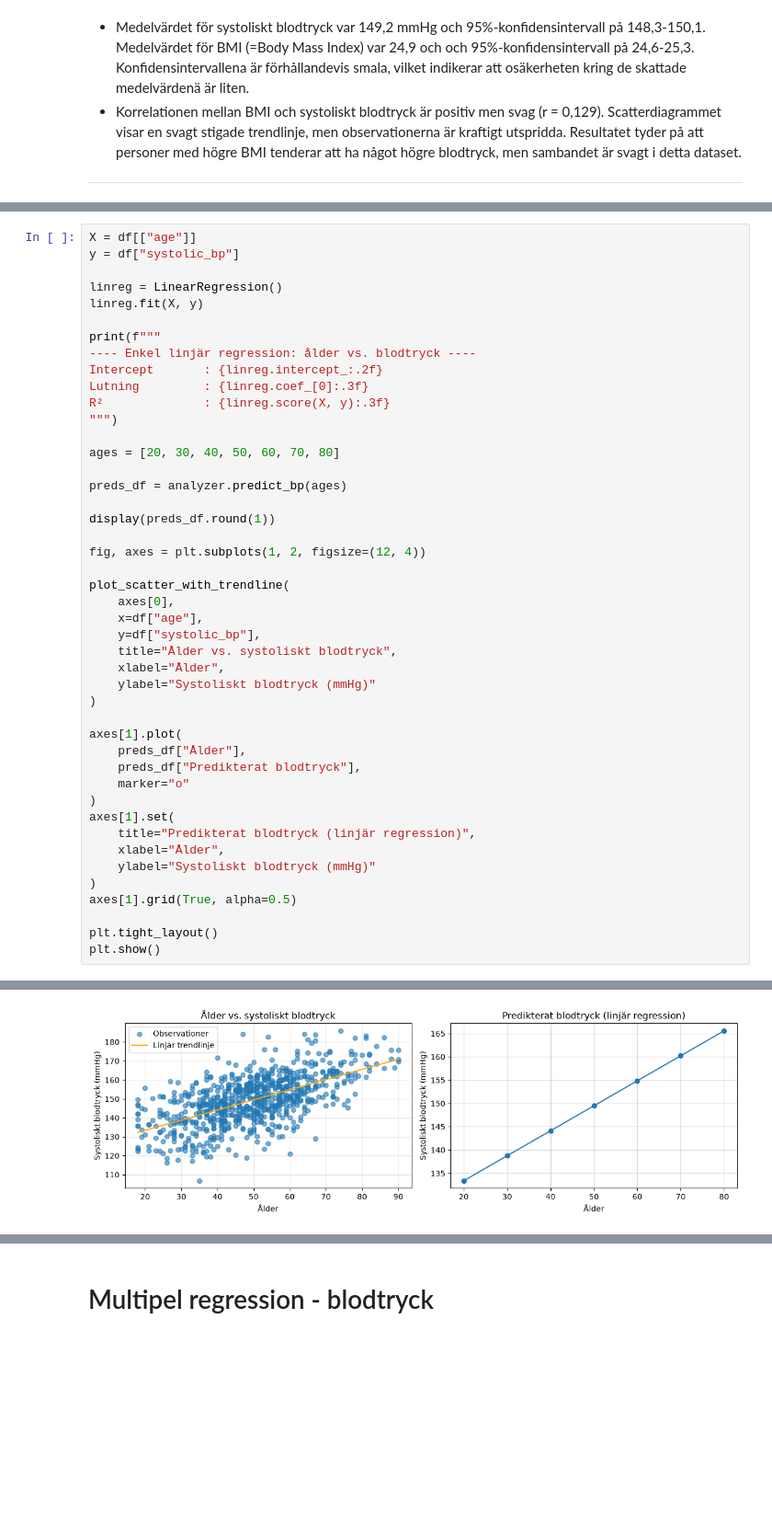
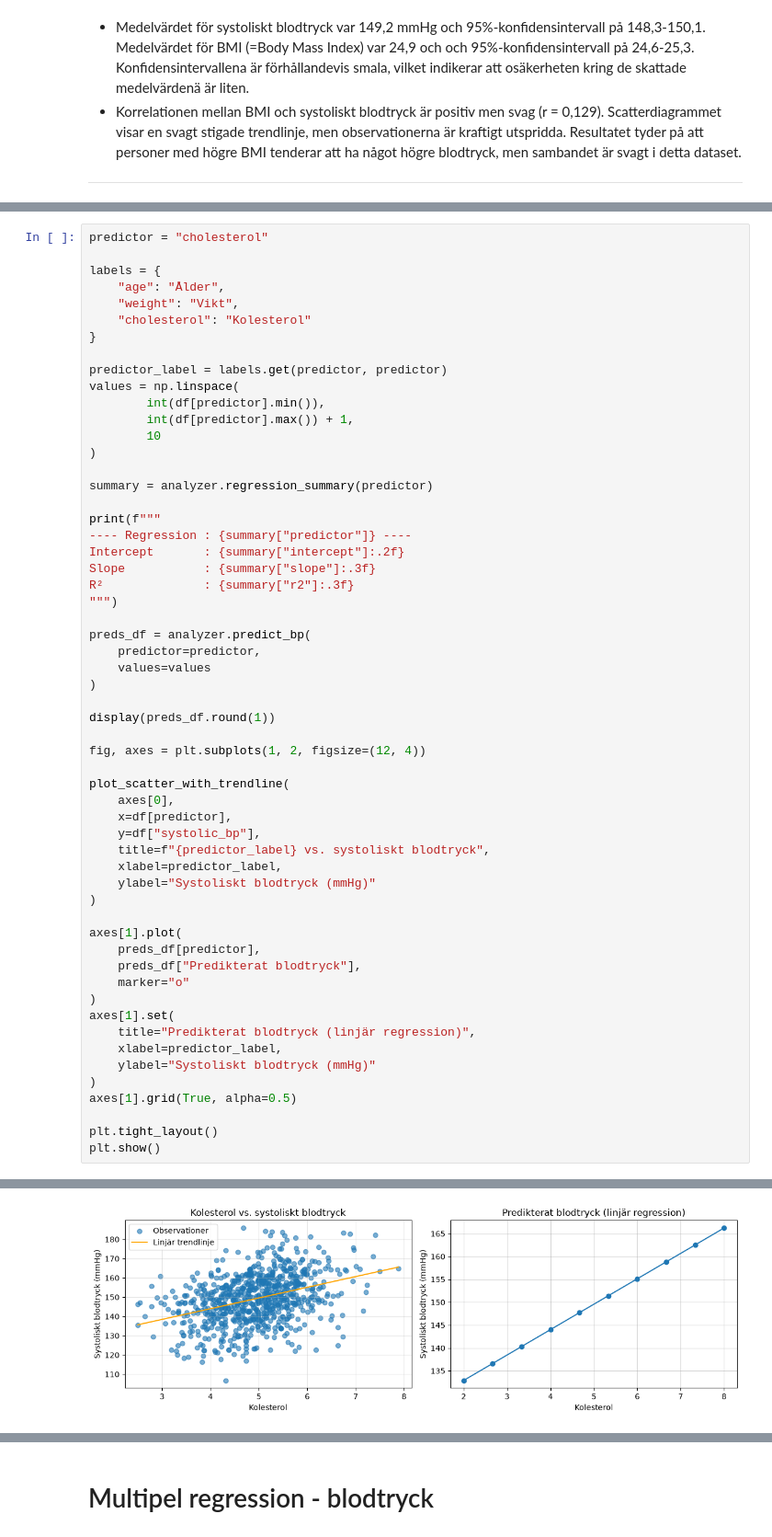
Before and after one commit to Janiika/health-study-analysis, a Jupyter notebook: notebooks/report_del2.ipynb, the cells around one changed output, grey strips where cells are left out. Shown at 92% size. Cells and saved outputs as stored; diff of their text form; blank space fills up the shorter version.

Commit message:
Skapat flexibel linjär regression för olika prediktorer

```diff
--- a/notebooks/report_del2.ipynb
+++ b/notebooks/report_del2.ipynb
@@ -132,20 +134,32 @@ Korrelation         : 0.129
 # %%
-X = df[["age"]]
-y = df["systolic_bp"]
+predictor = "cholesterol"
 
-linreg = LinearRegression()
-linreg.fit(X, y)
+labels = {
+    "age": "Ålder",
+    "weight": "Vikt",
+    "cholesterol": "Kolesterol"
+}
+
+predictor_label = labels.get(predictor, predictor)
+values = np.linspace(
+        int(df[predictor].min()),
+        int(df[predictor].max()) + 1,
+        10
+)
+
+summary = analyzer.regression_summary(predictor)
 
 print(f"""
----- Enkel linjär regression: ålder vs. blodtryck ----
-Intercept       : {linreg.intercept_:.2f}
-Lutning         : {linreg.coef_[0]:.3f}
-R²              : {linreg.score(X, y):.3f}
+---- Regression : {summary["predictor"]} ----
+Intercept       : {summary["intercept"]:.2f}
+Slope           : {summary["slope"]:.3f}
+R²              : {summary["r2"]:.3f}
 """)
 
-ages = [20, 30, 40, 50, 60, 70, 80]
-
-preds_df = analyzer.predict_bp(ages)
+preds_df = analyzer.predict_bp(
+    predictor=predictor,
+    values=values
+)
 
 display(preds_df.round(1))
 
@@ -153,21 +167,21 @@ fig, axes = plt.subplots(1, 2, figsize=(12, 4))
 
 plot_scatter_with_trendline(
     axes[0],
-    x=df["age"],
+    x=df[predictor],
     y=df["systolic_bp"],
-    title="Ålder vs. systoliskt blodtryck",
-    xlabel="Ålder",
+    title=f"{predictor_label} vs. systoliskt blodtryck",
+    xlabel=predictor_label,
     ylabel="Systoliskt blodtryck (mmHg)"
 )
 
 axes[1].plot(
-    preds_df["Ålder"],
+    preds_df[predictor],
     preds_df["Predikterat blodtryck"],
     marker="o"
 )
 axes[1].set(
     title="Predikterat blodtryck (linjär regression)",
-    xlabel="Ålder",
+    xlabel=predictor_label,
     ylabel="Systoliskt blodtryck (mmHg)"
 )
 axes[1].grid(True, alpha=0.5)
@@ -190,2 +207,2 @@ R²              : 0.369
-[figure, old version]
+[figure, new version]
 # %% [markdown]
```
Also changed, not shown: parts of 3 cells of this notebook, 1 other file.
